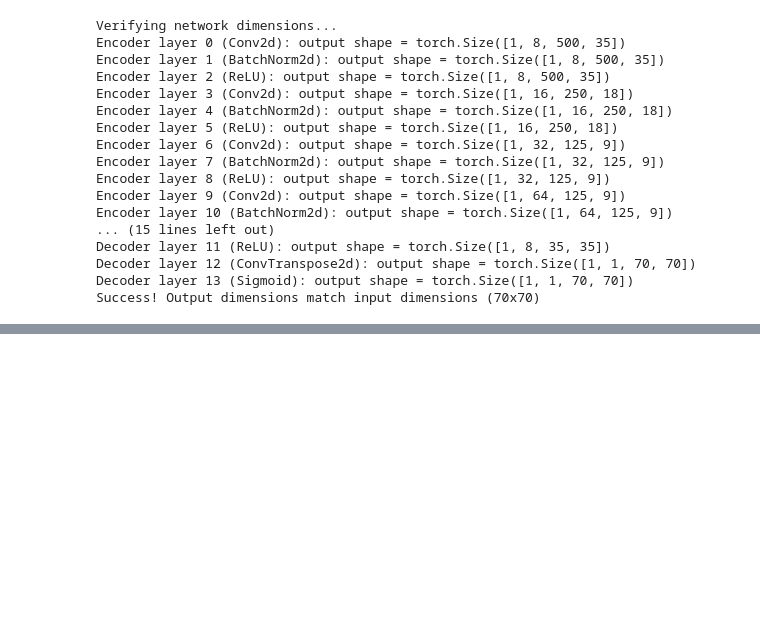
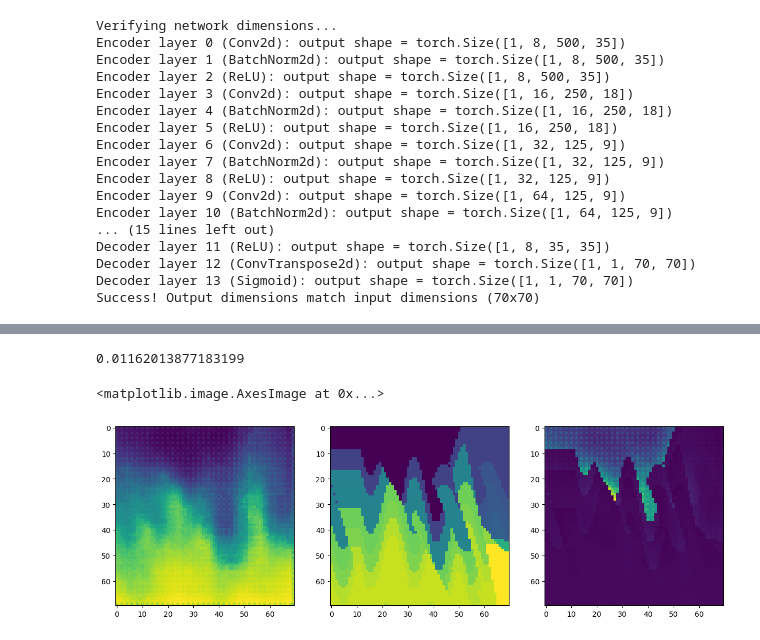
Before and after one commit to Bilokin/geo-wave, a Jupyter notebook: FirstNet.ipynb, the cells around one changed output, grey strips where cells are left out. Cells and saved outputs as stored; diff of their text form; code cells hidden in the pictures; blank space fills up the shorter version.

```diff
--- a/FirstNet.ipynb
+++ b/FirstNet.ipynb
@@ -199,0 +200,13 @@ plt.show()
+# %%
+i = 987
+entry_tensor = torch.Tensor(data_scaled[i].reshape(-1, 5, 1000,70)).to(device)
+entry = model(entry_tensor).cpu().detach().numpy()
+print(mean_squared_error(target_scaled[i], entry.reshape(70,70)))
+fig, axs = plt.subplots(1,3, figsize=(15,5))
+axs[2].imshow(entry.reshape(70,70)/target_scaled[i])
+axs[1].imshow(target_scaled[i])
+axs[0].imshow(entry.reshape(70,70))
+# %% [output]
+0.01162013877183199
+<matplotlib.image.AxesImage at 0x...>
+[figure, added]
```
Also changed, not shown: parts of 3 cells of this notebook.
